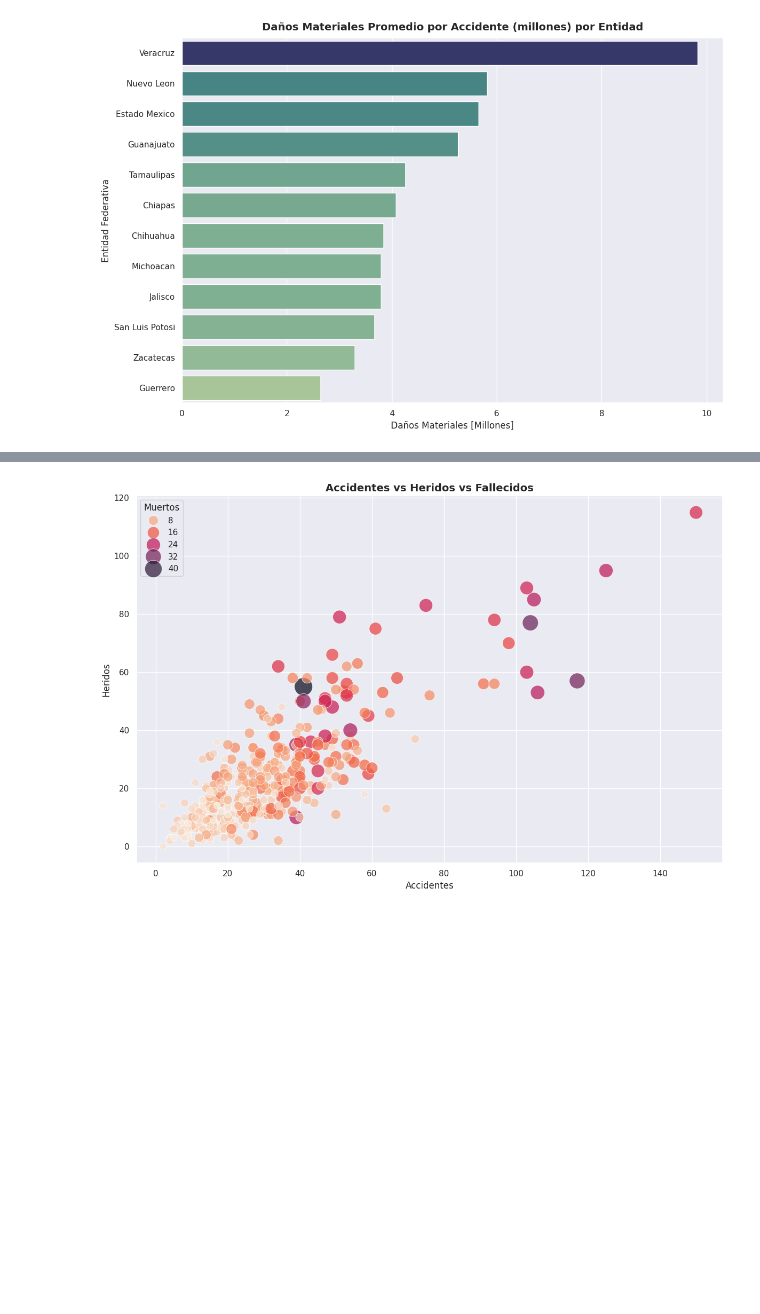
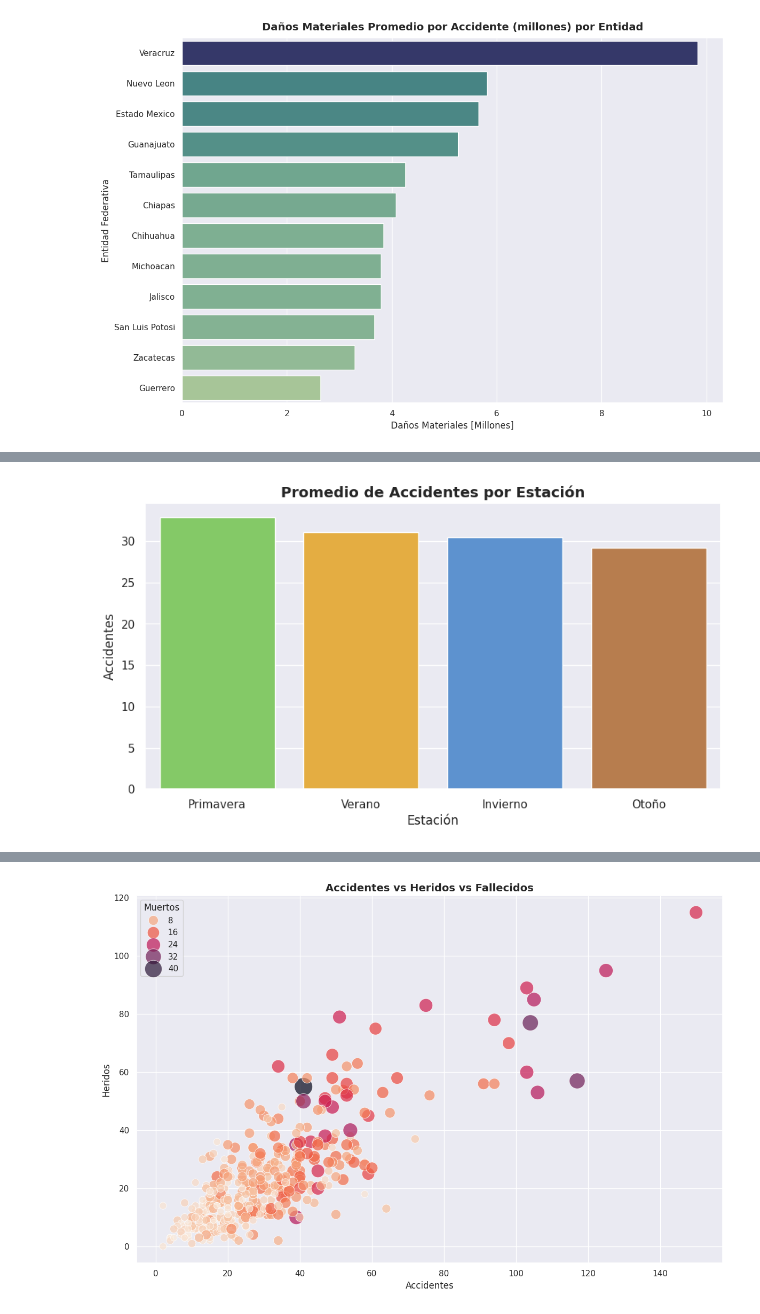
Before and after one commit to AndrsGzRo/mx-traffic-accidents-eda-ml, a Jupyter notebook: MX_TRAFFIC_ACCIDENTS.ipynb, the cells around one changed output, grey strips where cells are left out. Saved outputs shown, nothing was run; the diff lists cells and outputs as text; code cells hidden in the pictures; blank space fills up the shorter version.

```diff
--- a/MX_TRAFFIC_ACCIDENTS.ipynb
+++ b/MX_TRAFFIC_ACCIDENTS.ipynb
@@ -186,0 +245,19 @@ plt.show()
+# %%
+df_estacion_prom = (
+    df.groupby('estacion')['accidentes'].mean().
+    reset_index().sort_values(by='accidentes',ascending=False)
+)
+plt.figure(figsize=(10,5))
+sns.barplot(
+    data=df_estacion_prom,
+    x='estacion',
+    y='accidentes',
+    palette=[colores_estaciones[e]for e in  df_estacion_prom['estacion']],
+    hue='estacion'
+)
+plt.xlabel('Estación')
+plt.ylabel('Accidentes')
+plt.title('Promedio de Accidentes por Estación',fontsize=14,fontweight='bold')
+plt.show()
+# %% [output]
+[figure, added]
```
Also changed, not shown: parts of 14 cells of this notebook.
